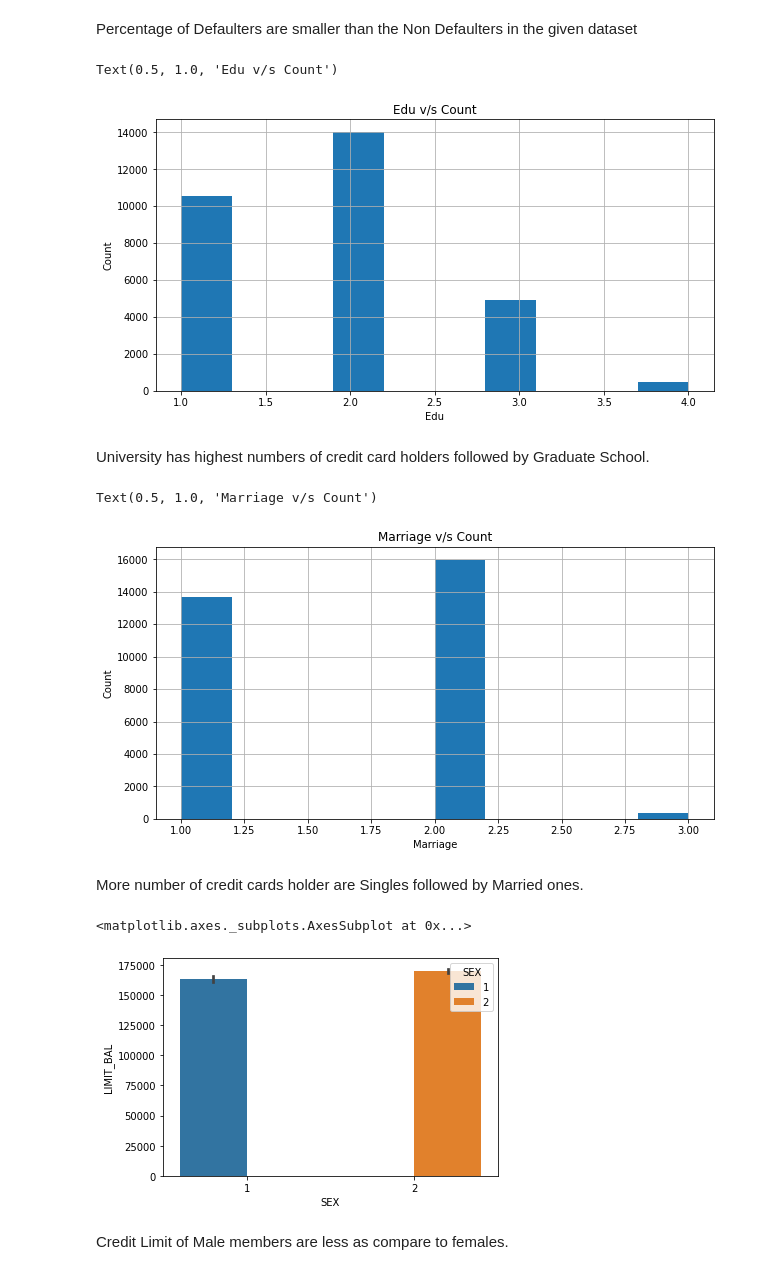
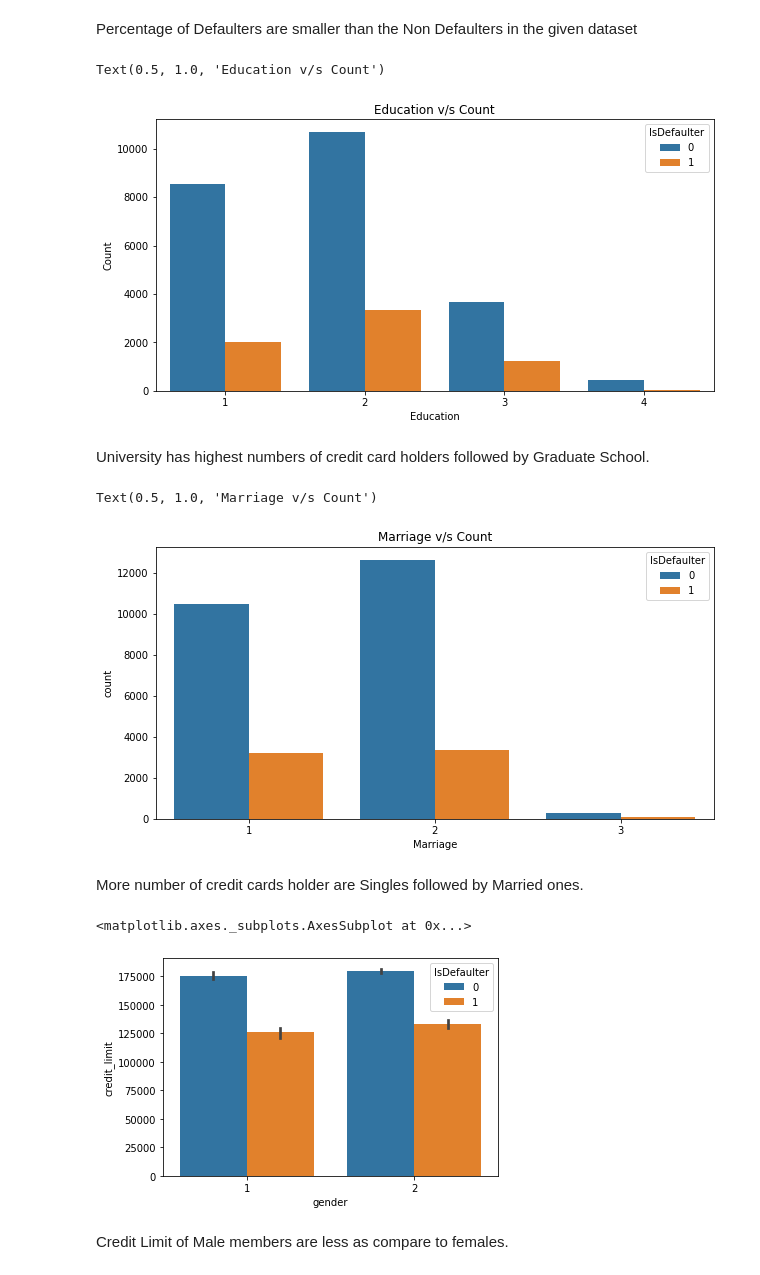
Before and after one commit to Akshay1781/Credit-Card-Default-Prediction, a Jupyter notebook: Credit_Card_Default_Prediction_Capstone_Project.ipynb, the cells around one changed output. Saved outputs shown, nothing was run; the diff lists cells and outputs as text; code cells hidden in the pictures.

```diff
--- a/Credit_Card_Default_Prediction_Capstone_Project.ipynb
+++ b/Credit_Card_Default_Prediction_Capstone_Project.ipynb
@@ -190,0 +364,3 @@ df['MARRIAGE'] = df['MARRIAGE'].map({0:3,1:1,2:2,3:3})
+# %%
+df['payment_status_jul'] = df['payment_status_jul'].map({-2:-1,-1:-1,0:-1,1:1,2:2,3:3,4:4,5:5,6:6,7:7,8:8})  #getting the set of values containing -2,0 by creating condition
+df['payment_status_jul'].value_counts(normalize = True)*100 #checking  the percentage of dataAround 86% customers had paid july bill on time
@@ -190,0 +384,3 @@ df['MARRIAGE'] = df['MARRIAGE'].map({0:3,1:1,2:2,3:3})
+# %%
+df['payment_status_jun'] = df['payment_status_jun'].map({-2:-1,-1:-1,0:-1,1:1,2:2,3:3,4:4,5:5,6:6,7:7,8:8})  #getting the set of values containing -2,0 by creating condition
+df['payment_status_jun'].value_counts(normalize = True)*100 #checking  the percentage of data
@@ -190,0 +402,3 @@ df['MARRIAGE'] = df['MARRIAGE'].map({0:3,1:1,2:2,3:3})
+# %%
+df['payment_status_may'] = df['payment_status_may'].map({-2:-1,-1:-1,0:-1,1:1,2:2,3:3,4:4,5:5,6:6,7:7,8:8})  #getting the set of values containing -2,0 by creating condition
+df['payment_status_may'].value_counts(normalize = True)*100 #checking  the percentage of data
@@ -190,0 +419,3 @@ df['MARRIAGE'] = df['MARRIAGE'].map({0:3,1:1,2:2,3:3})
+# %%
+df['payment_status_apr'] = df['payment_status_apr'].map({-2:-1,-1:-1,0:-1,1:1,2:2,3:3,4:4,5:5,6:6,7:7,8:8})  #getting the set of values containing -2,0 by creating condition
+df['payment_status_apr'].value_counts(normalize = True)*100 #checking  the percentage of data
@@ -225,32 +487,31 @@ Percentage of Defaulters are smaller than the Non Defaulters in the given datase
 # %%
 # Analysing on Education Basis (1 = graduate school; 2 = university; 3 = high school; 4 = others)
 plt.figure(figsize=(10,5))
-df['EDUCATION'].hist()
-plt.xlabel('Edu')
+sns.countplot(hue = 'IsDefaulter',x = 'education', data = df)
+plt.xlabel('Education')
 plt.ylabel('Count')
-plt.title('Edu v/s Count')
+plt.title('Education v/s Count')
 # %% [output]
-Text(0.5, 1.0, 'Edu v/s Count')
+Text(0.5, 1.0, 'Education v/s Count')
-[figure, old version]
+[figure, new version]
 # %% [markdown]
 University has highest numbers of credit card holders followed by Graduate School.
 # %%
 # Analysing on Marriage Basis (1 = married; 2 = single; 3 = others)
 plt.figure(figsize=(10,5))
-df['MARRIAGE'].hist()
+sns.countplot(hue = 'IsDefaulter',x = 'marital_status', data = df)
 plt.xlabel('Marriage')
-plt.ylabel('Count')
 plt.title('Marriage v/s Count')
 # %% [output]
 Text(0.5, 1.0, 'Marriage v/s Count')
-[figure, old version]
+[figure, new version]
 # %% [markdown]
 More number of credit cards holder are Singles followed by Married ones.
 # %%
-sns.barplot(x='SEX',y='LIMIT_BAL',data=df,hue='SEX')
+sns.barplot(x='gender',y='credit_limit',data=df,hue='IsDefaulter')
 # %% [output]
 <matplotlib.axes._subplots.AxesSubplot at 0x...>
-[figure, old version]
+[figure, new version]
 # %% [markdown]
 Credit Limit of Male members are less as compare to females.
 # %%
```
Also changed, not shown: parts of 116 cells of this notebook.
